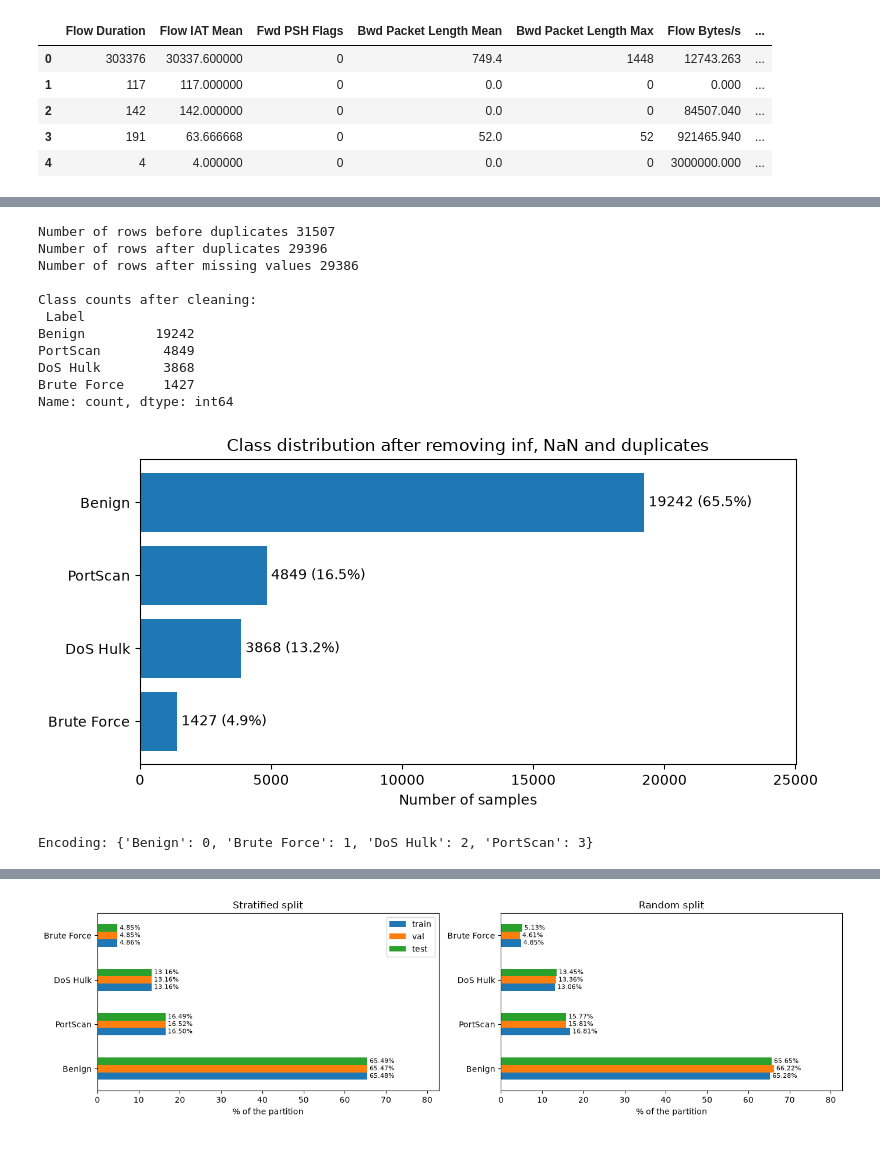
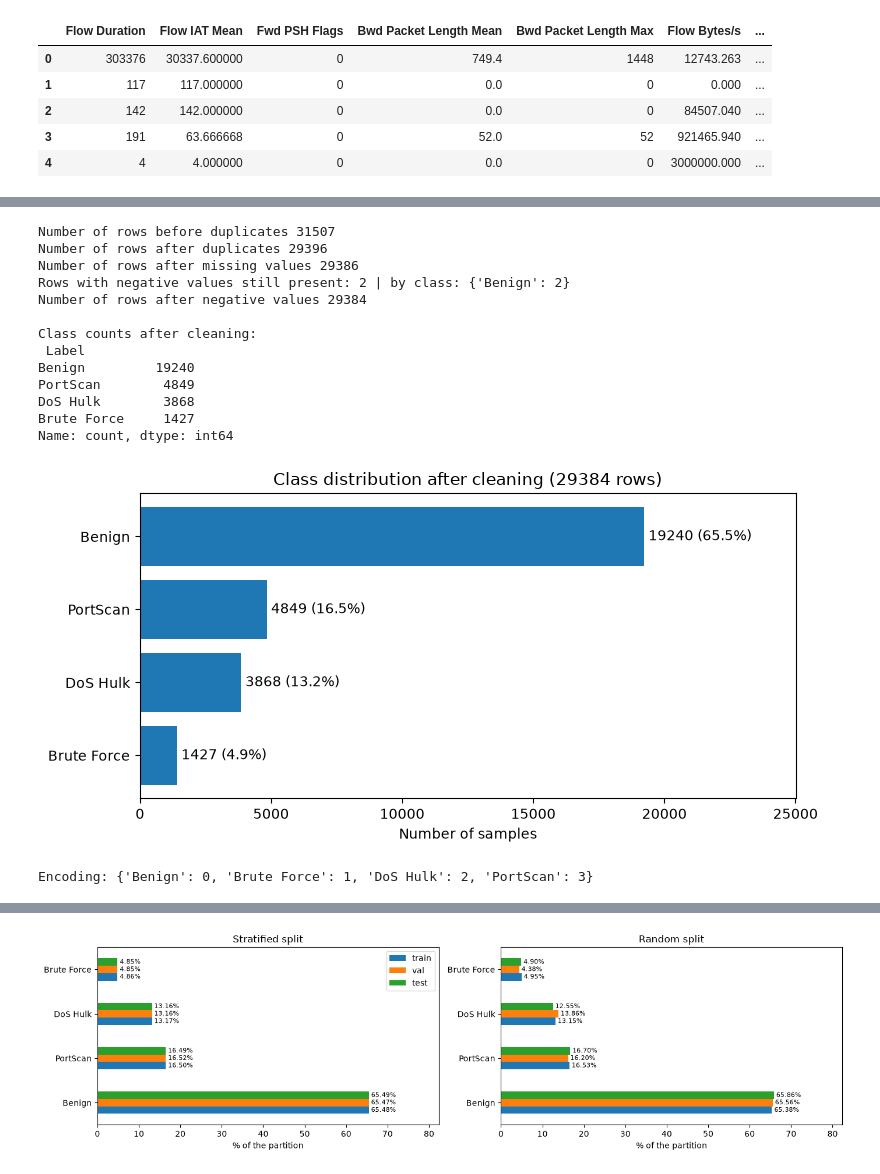
Before and after one commit to emanueletocci/polito-ai, a Jupyter notebook: labs/lab01/notebook.ipynb, the cells around one changed output, grey strips where cells are left out. Saved outputs shown, nothing was run; the diff lists cells and outputs as text; code cells hidden in the pictures.

```diff
--- a/labs/lab01/notebook.ipynb
+++ b/labs/lab01/notebook.ipynb
@@ -137,6 +156,9 @@ plt.close()
 # ------------------------------------------------------------------------------
 # PREPROCESSING
 # ------------------------------------------------------------------------------
+# Same order as the professor's example: duplicates first, then missing values.
+# NOTE for the report: some rows with inf/NaN are also duplicates, so they are
+# already removed by drop_duplicates; dropna then removes only the remaining ones.
 
 # Treat inf as missing values
 data = data.replace([np.inf, -np.inf], np.nan)
@@ -146,45 +168,54 @@ print("\nNumber of rows before duplicates", len(data))
 data = data.drop_duplicates()
 print("Number of rows after duplicates", len(data))
 
-# Remove rows with missing values
+# Remove rows with missing values (original NaN + former inf)
 data = data.dropna()
 print("Number of rows after missing values", len(data))
+
+# Remove rows with implausible negative values (durations, rates, sizes, counts, ports cannot be < 0)
+neg_rows = (data.drop(columns=["Label"]) < 0).any(axis=1)
+print("Rows with negative values still present:", neg_rows.sum(),
+      "| by class:", data.loc[neg_rows, "Label"].value_counts().to_dict())
+data = data[~neg_rows]
+print("Number of rows after negative values", len(data))
 
 counts_clean = data["Label"].value_counts()
 print("\nClass counts after cleaning:\n", counts_clean)
 
 # Class balance plot after cleaning (before LabelEncoder, so class names are visible)
 counts = counts_clean.sort_values()
 perc = counts / counts.sum() * 100
 
 fig, ax = plt.subplots(figsize=(8, 4))
 ax.barh(counts.index, counts.values)
 for i, (c, p) in enumerate(zip(counts.values, perc.values)):
     ax.text(c, i, f" {c} ({p:.1f}%)", va="center")
 ax.set_xlim(0, counts.max() * 1.3)   # room for the labels on the longest bar
 ax.set_xlabel("Number of samples")
-ax.set_title("Class distribution after removing inf, NaN and duplicates")
+ax.set_title(f"Class distribution after cleaning ({len(data)} rows)")
 plt.tight_layout()
 plt.show()
 plt.close()
 
 # Encode labels
 label_encoder = LabelEncoder()
 data["Label"] = label_encoder.fit_transform(data["Label"])
 print("\nEncoding:", dict(zip(label_encoder.classes_, range(len(label_encoder.classes_)))))
 # %% [output]
 Number of rows before duplicates 31507
 Number of rows after duplicates 29396
 Number of rows after missing values 29386
+Rows with negative values still present: 2 | by class: {'Benign': 2}
+Number of rows after negative values 29384
 
 Class counts after cleaning:
  Label
-Benign         19242
+Benign         19240
 PortScan        4849
 DoS Hulk        3868
 Brute Force     1427
 Name: count, dtype: int64
-[figure, old version]
+[figure, new version]
 Encoding: {'Benign': 0, 'Brute Force': 1, 'DoS Hulk': 2, 'PortScan': 3}
 # %%
 # ------------------------------------------------------------------------------
```
Also changed, not shown: parts of 9 cells of this notebook.
